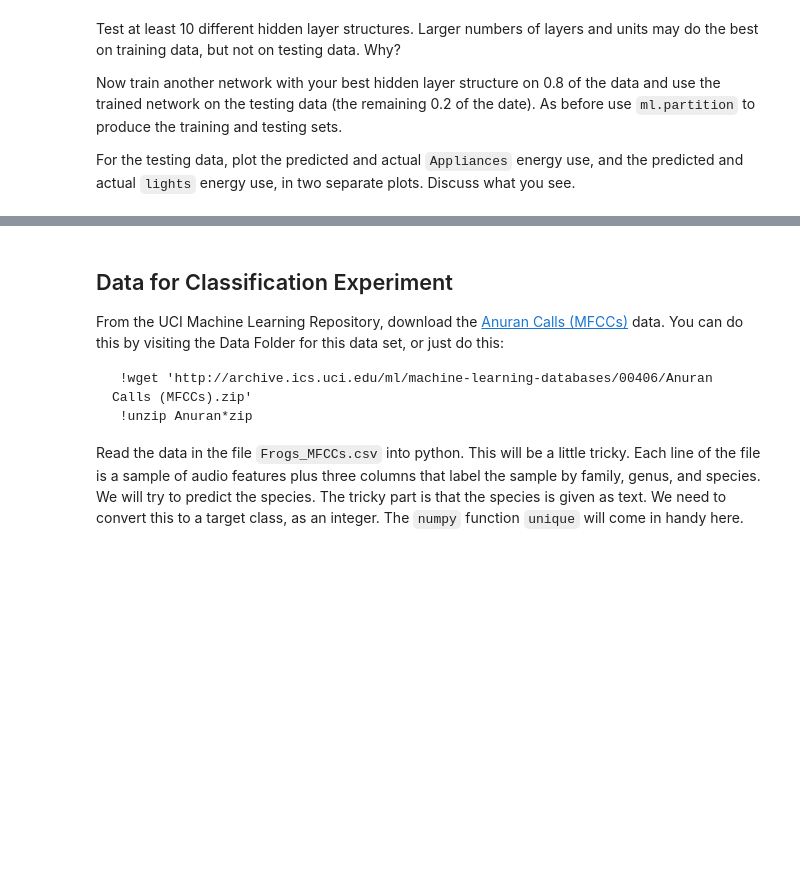
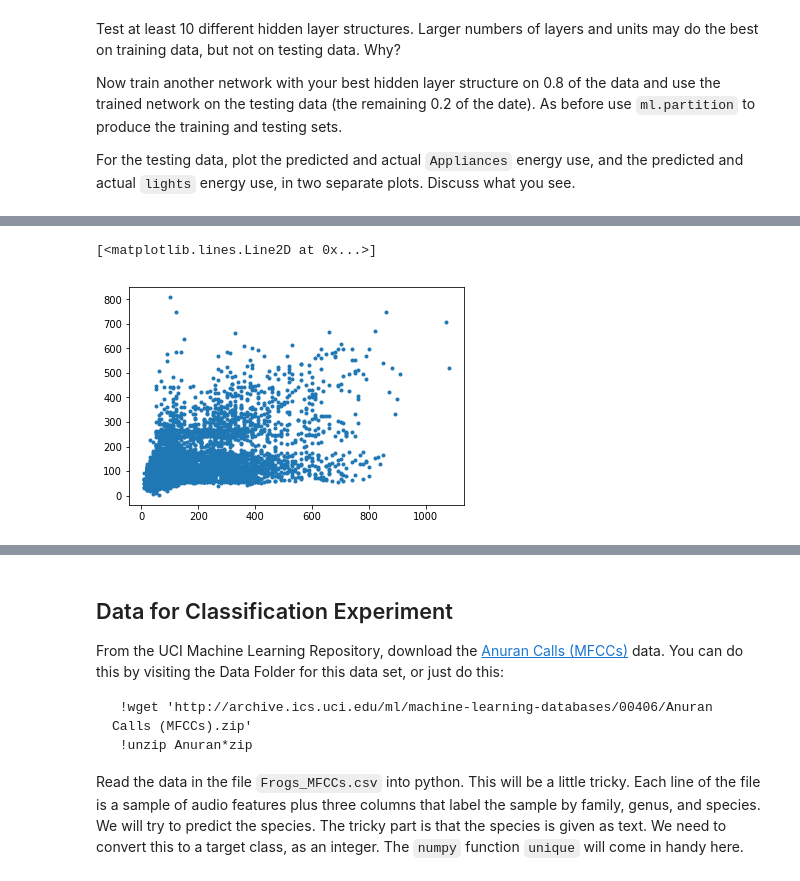
Before and after one commit to benhunterco/cs440, a Jupyter notebook: Newell-A5.ipynb, the cells around one changed output, grey strips where cells are left out. Drawn from its saved outputs; the diff is of its cells as text; code cells hidden in the pictures; blank space fills up the shorter version.

```diff
--- a/Newell-A5.ipynb
+++ b/Newell-A5.ipynb
@@ -446,0 +490,7 @@ For the testing data, plot the predicted and actual `Appliances` energy use, and
+# %%
+Ypredicted = bestNN.use(Xenergy)
+# %%
+plt.plot(Tenergy[:,0], Ypredicted[:,0], ".")
+# %% [output]
+[<matplotlib.lines.Line2D at 0x...>]
+[figure, added]
```
Also changed, not shown: parts of 37 cells of this notebook, 6 other files.
